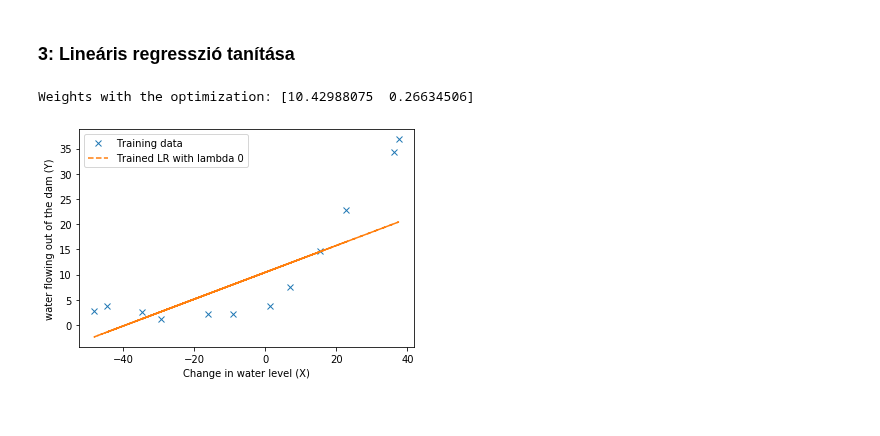
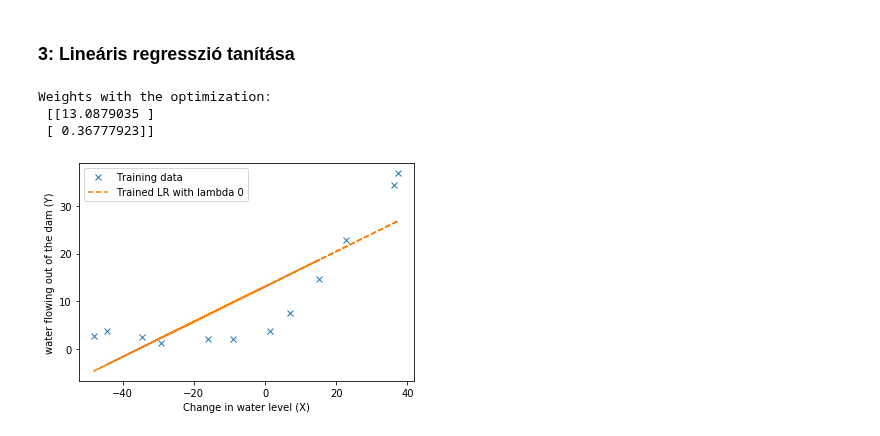
Before and after one commit to Fortuz/MIKRO_lab, a Jupyter notebook: AdaptiveRoboLabor/Jupyter/L08_Regularization/L08 - Regularization.ipynb, the cells around one changed output. Drawn from its saved outputs; the diff is of its cells as text; code cells hidden in the pictures.

```diff
--- a/AdaptiveRoboLabor/Jupyter/L08_Regularization/L08 - Regularization.ipynb
+++ b/AdaptiveRoboLabor/Jupyter/L08_Regularization/L08 - Regularization.ipynb
@@ -9,7 +9,7 @@ A feladat első felében implementálásra kerül egy lineáris regresszi, hogy
 import numpy as np
 import matplotlib.pyplot as plt
 from scipy.io import loadmat
-from scipy.optimize import fmin_tnc
+import scipy.optimize as op
 
 data = loadmat("Lab8data.mat")                          # adatok betöltése
 X = data["X"]                                           # adatok szerkesztése változókba
@@ -20,15 +20,9 @@ X_val = data["Xval"]
 Y_val = data["yval"]
 
 del data
-m = X.shape[0]
+m,n = X.shape
 print('Shape of X:', X.shape)
 print('Shape of Y:', Y.shape)
-
-plt.plot(X,Y,'x')                                       # adatok megjelenítése
-plt.title('Training data')
-plt.xlabel('Change in water level (X)')
-plt.ylabel('Water floeing out of the dam (Y)')
-plt.show()
 # %% [output]
 Shape of X: (12, 1)
 Shape of Y: (12, 1)
@@ -38,11 +39,13 @@ Shape of Y: (12, 1)
 # %%
 def linearRegCostFunction(w,*args):
     X,y,Lambda = args
-    m = y.shape[0]
+    m,n = X.shape
     y=y.reshape(m,1)
+    C=0;
 
-    w_0 = w.copy()
+    w_0 = w.copy().reshape(n,1)
     w_0[0] = 0
+
     penalty = (Lambda/(2*m))*np.sum(w_0**2)
     C = (1/(2*m)) * (np.sum(((X @ w)-y)**2)) + penalty
 
@@ -82,22 +85,24 @@ Gradient computed: [[-15.30301567 598.25074417]]
 # %%
 def trainLinearReg(X,y,Lambda):
     args = (X,y.flatten(),Lambda)
     init_w = np.ones((X.shape[1],1))
-    result1 = fmin_tnc(linearRegCostFunction,init_w.flatten(),fprime=linRegGrad, args=args, disp=0)
+    res1 = op.fmin_ncg(linearRegCostFunction,init_w.flatten(),fprime=linRegGrad, args=args, disp=0)
 
-    return result1[0]
+    return res1.reshape((n+1,1))
 
 
 Lambda = 0
 w = trainLinearReg(np.column_stack((np.ones((m,1)),X)),Y,Lambda)
-print('Weights with the optimization:',w)
+print('Weights with the optimization:\n',w)
 
 plt.plot(X,Y,'x',label='Training data')
 plt.plot(X,np.column_stack((np.ones((m,1)),X)) @ w,'--', label='Trained LR with lambda 0')
 plt.xlabel('Change in water level (X)')
 plt.ylabel('water flowing out of the dam (Y)')
 plt.legend()
 plt.show()
 # %% [output]
-Weights with the optimization: [10.42988075  0.26634506]
+Weights with the optimization:
+ [[13.0879035 ]
+ [ 0.36777923]]
-[figure, old version]
+[figure, new version]
```
Also changed, not shown: parts of 5 cells of this notebook.
